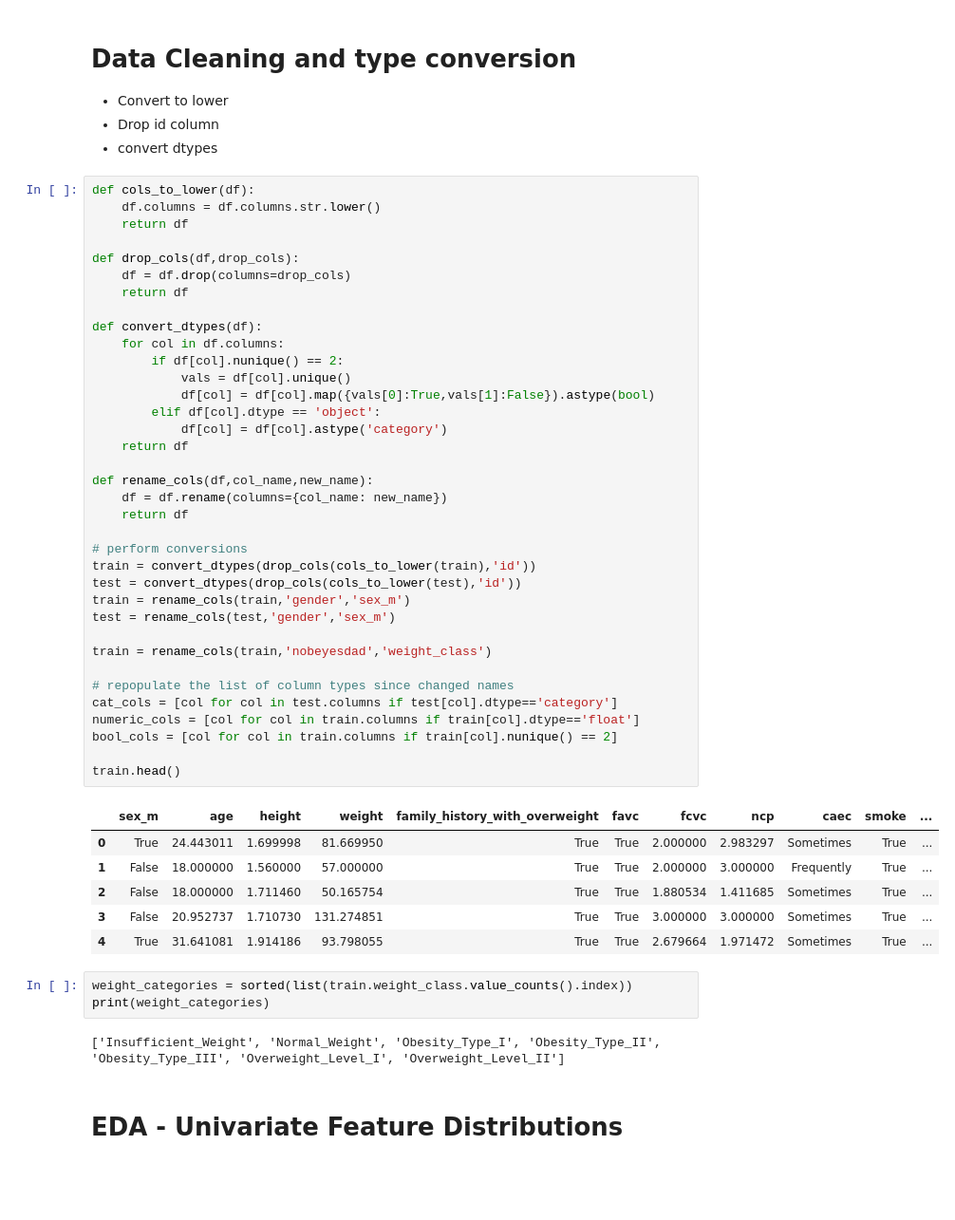
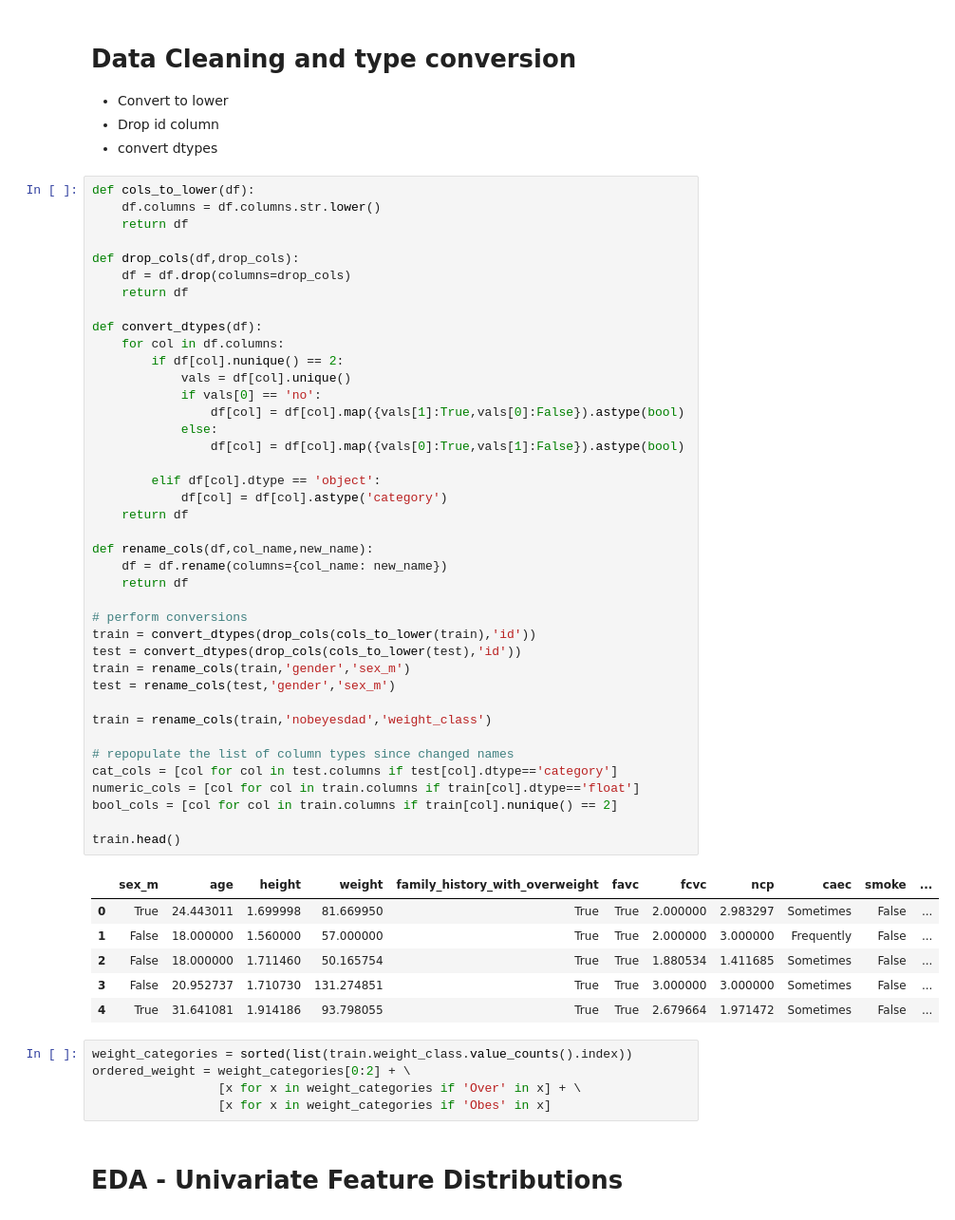
Before and after one commit to jfblanchard/S4E2, a Jupyter notebook: s4e2-obesity-risk-eda.ipynb, the cells around one changed output. Shown at 95% size. Drawn from its saved outputs; the diff is of its cells as text; blank space fills up the shorter version.

Commit message:
Kaggle Notebook | S4E2 - Obesity Risk EDA | Version 2

```diff
--- a/s4e2-obesity-risk-eda.ipynb
+++ b/s4e2-obesity-risk-eda.ipynb
@@ -160,44 +185,48 @@ def drop_cols(df,drop_cols):
     return df
 
 def convert_dtypes(df):
     for col in df.columns:
         if df[col].nunique() == 2:
             vals = df[col].unique()
-            df[col] = df[col].map({vals[0]:True,vals[1]:False}).astype(bool)
+            if vals[0] == 'no':
+                df[col] = df[col].map({vals[1]:True,vals[0]:False}).astype(bool)
+            else:
+                df[col] = df[col].map({vals[0]:True,vals[1]:False}).astype(bool)
+
         elif df[col].dtype == 'object':
             df[col] = df[col].astype('category')
     return df
 
 def rename_cols(df,col_name,new_name):
     df = df.rename(columns={col_name: new_name})
     return df
 
 # perform conversions
 train = convert_dtypes(drop_cols(cols_to_lower(train),'id'))
 test = convert_dtypes(drop_cols(cols_to_lower(test),'id'))
 train = rename_cols(train,'gender','sex_m')
 test = rename_cols(test,'gender','sex_m')
 
 train = rename_cols(train,'nobeyesdad','weight_class')
 
 # repopulate the list of column types since changed names
 cat_cols = [col for col in test.columns if test[col].dtype=='category']
 numeric_cols = [col for col in train.columns if train[col].dtype=='float']
 bool_cols = [col for col in train.columns if train[col].nunique() == 2]
 
 train.head()
 # %% [output]
 |  | sex_m | age | height | weight | family_history_with_overweight | favc | fcvc | ncp | caec | smoke | ... |
-| 0 | True | 24.443011 | 1.699998 | 81.669950 | True | True | 2.000000 | 2.983297 | Sometimes | True | ... |
-| 1 | False | 18.000000 | 1.560000 | 57.000000 | True | True | 2.000000 | 3.000000 | Frequently | True | ... |
-| 2 | False | 18.000000 | 1.711460 | 50.165754 | True | True | 1.880534 | 1.411685 | Sometimes | True | ... |
-| 3 | False | 20.952737 | 1.710730 | 131.274851 | True | True | 3.000000 | 3.000000 | Sometimes | True | ... |
-| 4 | True | 31.641081 | 1.914186 | 93.798055 | True | True | 2.679664 | 1.971472 | Sometimes | True | ... |
+| 0 | True | 24.443011 | 1.699998 | 81.669950 | True | True | 2.000000 | 2.983297 | Sometimes | False | ... |
+| 1 | False | 18.000000 | 1.560000 | 57.000000 | True | True | 2.000000 | 3.000000 | Frequently | False | ... |
+| 2 | False | 18.000000 | 1.711460 | 50.165754 | True | True | 1.880534 | 1.411685 | Sometimes | False | ... |
+| 3 | False | 20.952737 | 1.710730 | 131.274851 | True | True | 3.000000 | 3.000000 | Sometimes | False | ... |
+| 4 | True | 31.641081 | 1.914186 | 93.798055 | True | True | 2.679664 | 1.971472 | Sometimes | False | ... |
-# %%
-weight_categories = sorted(list(train.weight_class.value_counts().index))
-print(weight_categories)
-# %% [output]
-['Insufficient_Weight', 'Normal_Weight', 'Obesity_Type_I', 'Obesity_Type_II', 'Obesity_Type_III', 'Overweight_Level_I', 'Overweight_Level_II']
+# %%
+weight_categories = sorted(list(train.weight_class.value_counts().index))
+ordered_weight = weight_categories[0:2] + \
+                 [x for x in weight_categories if 'Over' in x] + \
+                 [x for x in weight_categories if 'Obes' in x]
 # %% [markdown]
 # EDA - Univariate Feature Distributions
 # %%
```
Also changed, not shown: parts of 18 cells of this notebook.
